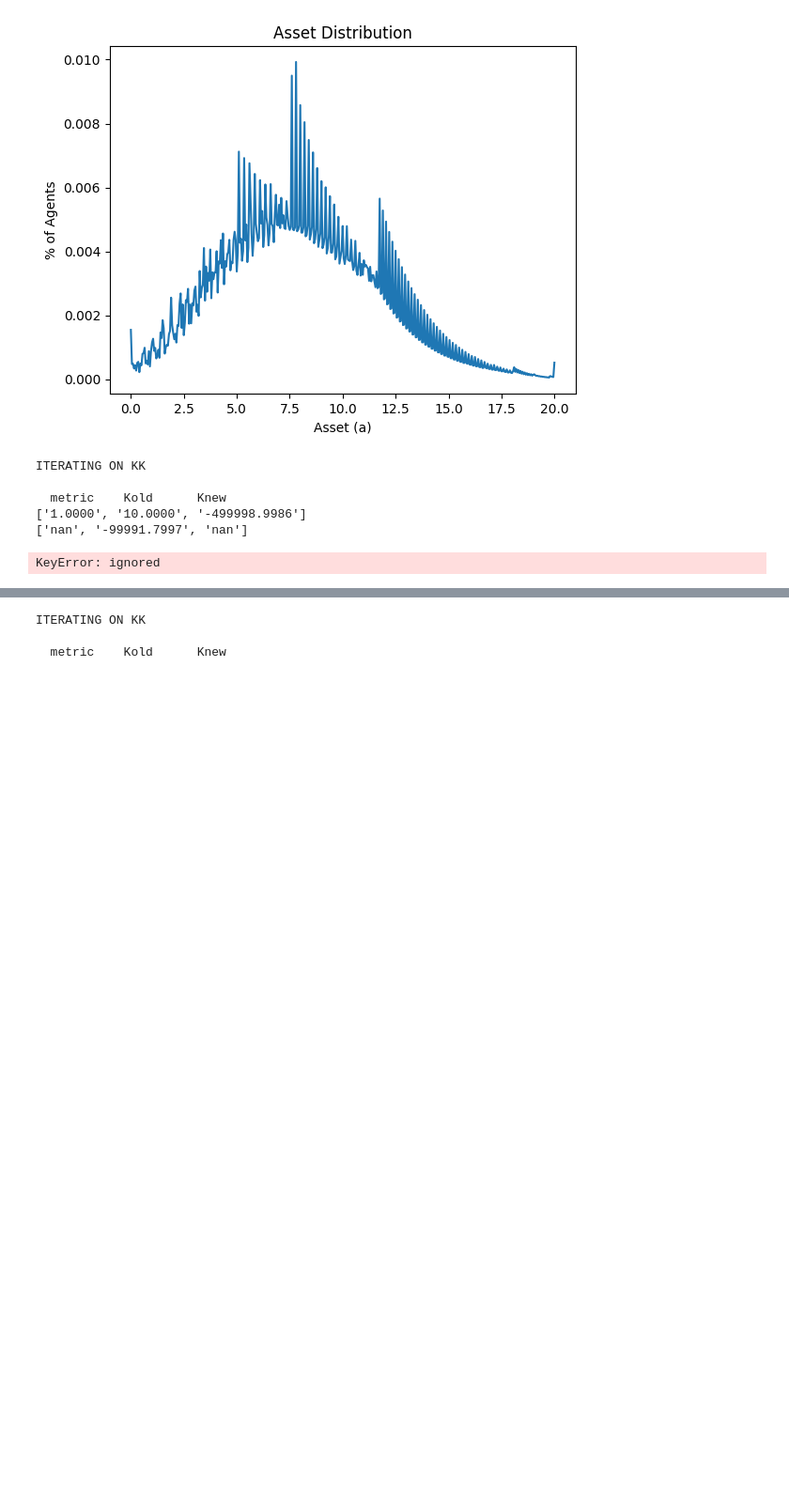
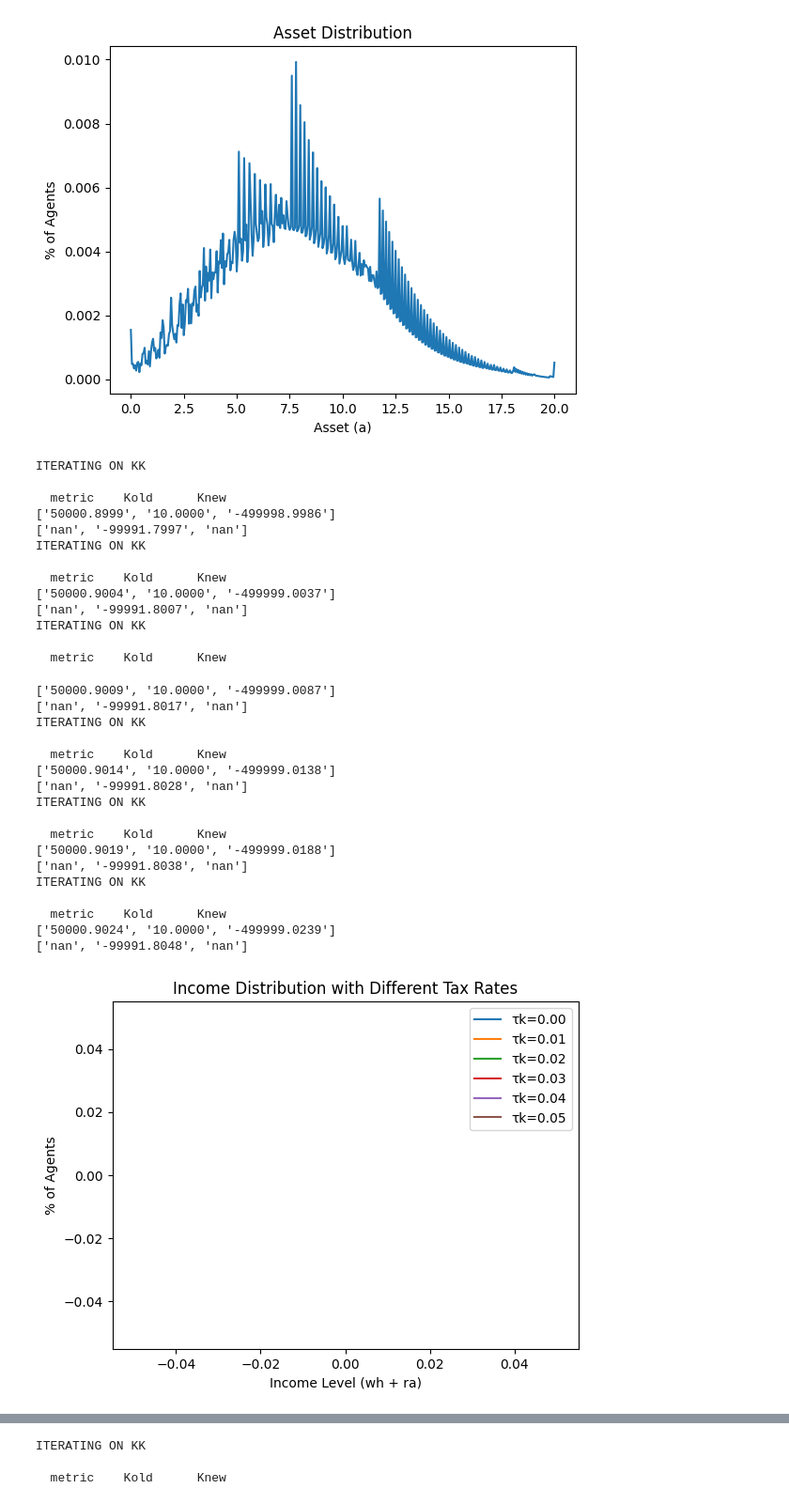
Before and after one commit to Junhana02/Quantmacro_latterhalf, a Jupyter notebook: Quantmacro後半課題.ipynb, the cells around one changed output, grey strips where cells are left out. Shown at 94% size. Saved outputs shown, nothing was run; the diff lists cells and outputs as text; code cells hidden in the pictures; blank space fills up the shorter version.

```diff
--- a/Quantmacro後半課題.ipynb
+++ b/Quantmacro後半課題.ipynb
@@ -317,33 +317,28 @@ def model_solution_with_tax(param, tau_k):
     phi = 0.2
     toler = 1e-3
     test = 10
-    KK = None  # 初期値をNoneに設定
+    KK = 10.0
 
     print('ITERATING ON KK')
     print('')
     print('  metric    Kold      Knew')
 
     while test > toler:
-        if KK is not None:  # KKがNoneでない場合のみ計算を行う
-            w = (1 - alpha) * KK**alpha * HH**(-alpha)
-            r = alpha * KK**(alpha - 1) * HH**(1 - alpha) - delta
+        w = (1 - alpha) * KK**alpha * HH**(-alpha)
+        r = alpha * KK**(alpha - 1) * HH**(1 - alpha) - delta
 
-            # 資本所得税率を考慮した再分配
-            decisions = solve_household(param, r, w)
-            mu = get_distribution(param, decisions)
-            KK_new = np.sum(mu * decisions)
-            KK_new += (1 - tau_k) * r * KK  # 資本所得税を課税して再分配
+        # 資本所得税率を考慮した再分配
+        decisions = solve_household(param, r, w)
+        mu = get_distribution(param, decisions)
+        KK_new = np.sum(mu * decisions)
+        KK_new += (1 - tau_k) * r * KK  # 資本所得税を課税して再分配
 
-            test = abs((KK_new - KK) / KK_new)  # KK_newが0に近い場合に対処するためにテストの修正
-            print(['{:.4f}'.format(test), '{:.4f}'.format(KK), '{:.4f}'.format(KK_new)])
-            KK = phi * KK_new + (1 - phi) * KK
+        test = abs((KK_new - KK) / KK)
+        print(['{:.4f}'.format(test), '{:.4f}'.format(KK), '{:.4f}'.format(KK_new)])
+        KK = phi * KK_new + (1 - phi) * KK
 
-        else:
-            # KKがNoneの場合は初期値を設定してループを実行
-            KK = 10.0
-
-    if KK is None:  # 収束しなかった場合はnanとして扱う
-        return None, None, None, None, None, None
+    # Update the 'KK' key in 'param'
+    param['KK'] = KK
 
     return decisions, r, w, KK, HH, mu
 
@@ -435,11 +430,6 @@ for tau_k in tau_k_values:
     param = setPar()
     (decisions, r, w, KK, HH, mu) = model_solution_with_tax(param, tau_k)
 
-    if KK is None:  # 収束しなかった場合はnanとして扱う
-        gdp_changes.append(np.nan)
-    else:
-        gdp_changes.append((KK - param['KK']) / param['KK'] * 100)
-
     # 分布の計算
     income = np.array([(r * param['a'] + w * param['h'][0]), (r * param['a'] + w * param['h'][1])])
     income = income.T
@@ -448,38 +438,64 @@ for tau_k in tau_k_values:
     pinc, pmu = zip(*zip_sort)
     income_distributions.append((pinc, pmu))
 
     wealth = np.array([param['a'], param['a']])
     wealth = wealth.T
     zip_lists = zip(wealth.flatten('F'), mu.flatten('F'))
     zip_sort = sorted(zip_lists)
     pwealth, pmu = zip(*zip_sort)
     wealth_distributions.append((pwealth, pmu))
 
-# グラフを描画 (nanを除外して表示)
-valid_gdp_changes = [change for change in gdp_changes if not np.isnan(change)]
-for i, tau_k in enumerate(tau_k_values[:-len(gdp_changes) + len(valid_gdp_changes)]):
+    gdp_changes.append((KK - param['KK']) / param['KK'] * 100)
+
+# 所得と資産の分布のグラフを描画
+for i, tau_k in enumerate(tau_k_values):
     plt.plot(income_distributions[i][0], income_distributions[i][1], label='τk={:.2f}'.format(tau_k))
 plt.title('Income Distribution with Different Tax Rates')
 plt.xlabel('Income Level (wh + ra)')
 plt.ylabel('% of Agents')
 plt.legend()
 plt.show()
 
-for i, tau_k in enumerate(tau_k_values[:-len(gdp_changes) + len(valid_gdp_changes)]):
+for i, tau_k in enumerate(tau_k_values):
     plt.plot(wealth_distributions[i][0], wealth_distributions[i][1], label='τk={:.2f}'.format(tau_k))
 plt.title('Wealth Distribution with Different Tax Rates')
 plt.xlabel('Wealth (a)')
 plt.ylabel('% of Agents')
 plt.legend()
 plt.show()
 
 # 資本所得税率ごとのGDPの変化を表示
-for i, tau_k in enumerate(tau_k_values[:-len(gdp_changes) + len(valid_gdp_changes)]):
-    print('τk={:.2f}: GDP変化率 {:.2f}%'.format(tau_k, valid_gdp_changes[i]))
+for i, tau_k in enumerate(tau_k_values):
+    print('τk={:.2f}: GDP変化率 {:.2f}%'.format(tau_k, gdp_changes[i]))
 # %% [output]
 ITERATING ON KK
 
   metric    Kold      Knew
-['1.0000', '10.0000', '-499998.9986']
+['50000.8999', '10.0000', '-499998.9986']
 ['nan', '-99991.7997', 'nan']
+ITERATING ON KK
+
+  metric    Kold      Knew
+['50000.9004', '10.0000', '-499999.0037']
+['nan', '-99991.8007', 'nan']
+ITERATING ON KK
+
+  metric    Kold      Knew
-KeyError: ignored
+['50000.9009', '10.0000', '-499999.0087']
+['nan', '-99991.8017', 'nan']
+ITERATING ON KK
+
+  metric    Kold      Knew
+['50000.9014', '10.0000', '-499999.0138']
+['nan', '-99991.8028', 'nan']
+ITERATING ON KK
+
+  metric    Kold      Knew
+['50000.9019', '10.0000', '-499999.0188']
+['nan', '-99991.8038', 'nan']
+ITERATING ON KK
+
+  metric    Kold      Knew
+['50000.9024', '10.0000', '-499999.0239']
+['nan', '-99991.8048', 'nan']
+[figure, added]
```
Also changed, not shown: parts of 1 cell of this notebook.
